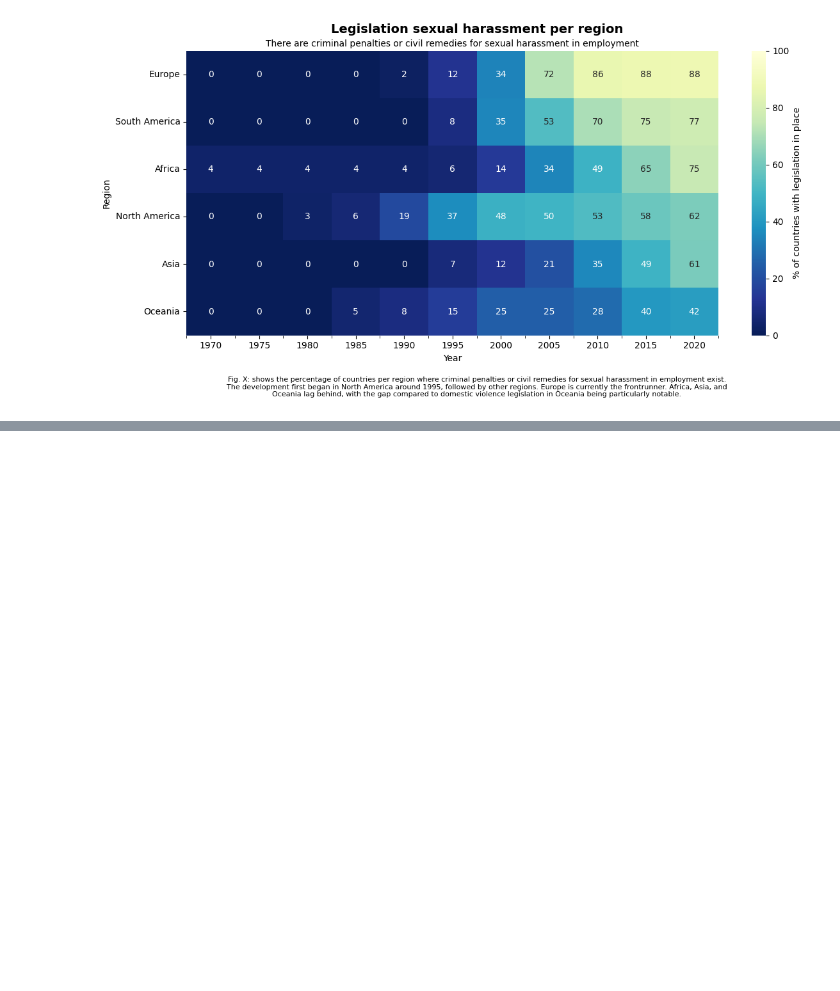
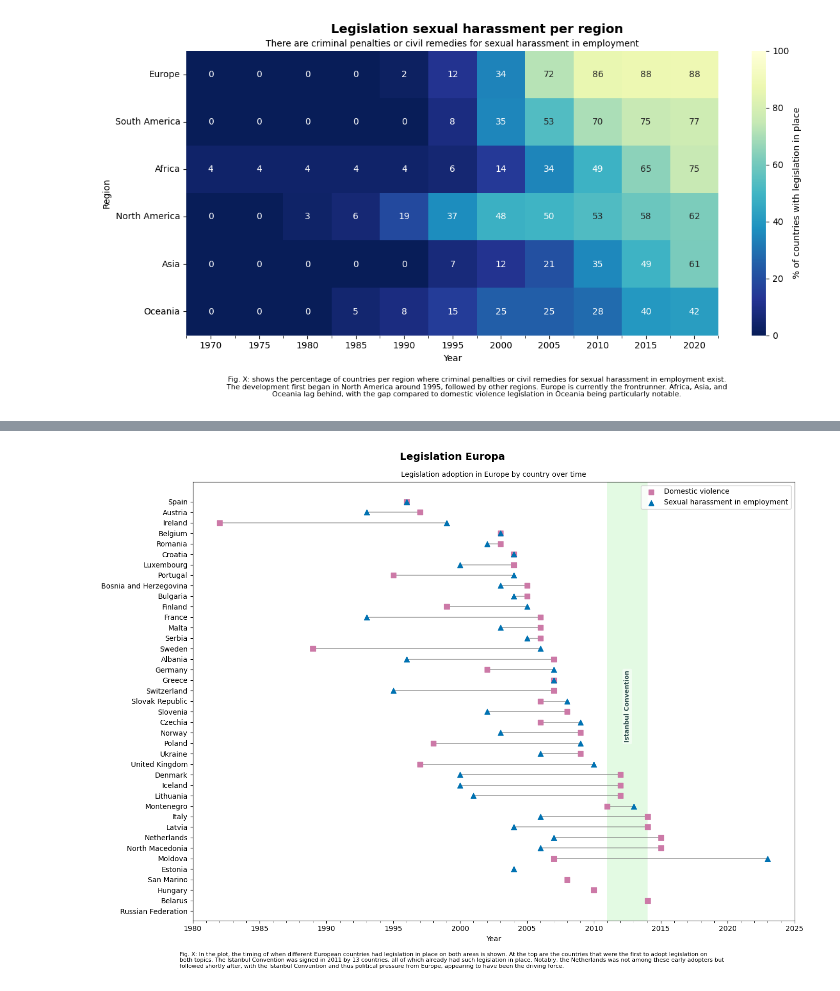
Before and after one commit to MrRyyper/UN-Debates-and-SDGs, a Jupyter notebook: legislation/legislation.ipynb, the cells around one changed output, grey strips where cells are left out. Cells and saved outputs as stored; diff of their text form; code cells hidden in the pictures; blank space fills up the shorter version.

Commit message:
Legislation in Europe

```diff
--- a/legislation/legislation.ipynb
+++ b/legislation/legislation.ipynb
@@ -534,0 +549,80 @@ heatmap(
+# %%
+
+
+import numpy as np
+import matplotlib.pyplot as plt
+from matplotlib.ticker import MultipleLocator
+import textwrap
+
+eu = legis_merged[legis_merged["Continent"] == "Europe"].copy()
+
+def first_year(df, col):
+    s = df.loc[df[col] == 1, "Year"]
+    return s.min() if not s.empty else np.nan
+
+years = (eu.groupby("Country Name")
+           .apply(lambda g: pd.Series({
+               "DV_year": first_year(g, "Legislation Domestic Violence"),
+               "SH_year": first_year(g, "Legislation Sexual Harassment")
+           }))
+           .reset_index())
+
+years["has_dv"]   = years["DV_year"].notna()
+years["has_sh"]   = years["SH_year"].notna()
+years["has_both"] = years["has_dv"] & years["has_sh"]
+years["has_one"]  = (years["has_dv"] ^ years["has_sh"])
+
+years["both_year"] = years[["DV_year", "SH_year"]].max(axis=1)
+years["first_any"] = years[["DV_year", "SH_year"]].min(axis=1)
+years["tier"]      = np.select([years["has_both"], years["has_one"]], [0, 1], default=2)
+years["sort_year"] = np.where(years["tier"]==0, years["both_year"],
+                       np.where(years["tier"]==1, years["first_any"], 9999))
+years = years.sort_values(["tier", "sort_year", "Country Name"]).reset_index(drop=True)
+
+y = np.arange(len(years))
+fig, ax = plt.subplots(figsize=(14, max(6, len(years)*0.30)))
+
+ax.axvspan(2011, 2014, color="#90EE90", alpha=0.25, linewidth=0, zorder=0.1)
+ax.text((2011+2014)/2, (len(years)-1)/2, "Istanbul Convention",
+        rotation=90, ha="center", va="center", fontsize=9, fontweight="bold",
+        color="#2F4F4F",
+        bbox=dict(boxstyle="round,pad=0.25", fc="white", ec="none", alpha=0.5),
+        zorder=0.2)
+
+mask_both = years["has_both"]
+ax.hlines(y[mask_both],
+          years.loc[mask_both,"DV_year"],
+          years.loc[mask_both,"SH_year"],
+          color="#7A7A7A", linewidth=1.2, alpha=0.7, zorder=1)
+
+ax.scatter(years["DV_year"], y, label="Domestic violence", marker="s", s=45,
+           color="#CC79A7", zorder=2)
+ax.scatter(years["SH_year"], y, label="Sexual harassment in employment", marker="^", s=55,
+           color="#0072B2", zorder=2)
+
+ax.set_yticks(y)
+ax.set_yticklabels(years["Country Name"])
+ax.invert_yaxis()
+ax.set_xlim(1980, 2025)
+ax.set_xlabel("Year")
+ax.xaxis.set_major_locator(MultipleLocator(5))
+ax.xaxis.set_minor_locator(MultipleLocator(1))
+ax.tick_params(axis="x", which="minor", length=3)
+ax.legend(loc="upper right", frameon=True)
+ax.grid(False)
+ax.set_facecolor("white")
+
+fig.suptitle("Legislation Europa", fontsize=14, fontweight="bold", y=0.87, ha="center")
+
+ax.set_title("Legislation adoption in Europe by country over time",
+             fontsize=10, pad=7)
+
+caption = ("Fig. X: In the plot, the timing of when different European countries had legislation in place on both areas is shown. At the top are the countries that were the first to adopt legislation on both topics. The Istanbul Convention was signed in 2011 by 13 countries, all of which already had such legislation in place. Notably, the Netherlands was not among these early adopters but followed shortly after, with the Istanbul Convention and thus political pressure from Europe, appearing to have been the driving force.")
+wrapped = "\n".join(textwrap.wrap(caption, width=190))
+fig.text(0.12, 0.03, wrapped, ha="left", va="bottom", fontsize=8)
+
+plt.subplots_adjust(top=0.88, bottom=0.12)
+plt.tight_layout(rect=[0, 0.06, 1, 0.88])
+plt.show()
+# %% [output]
+[figure, added]
```
Also changed, not shown: parts of 2 cells of this notebook.
